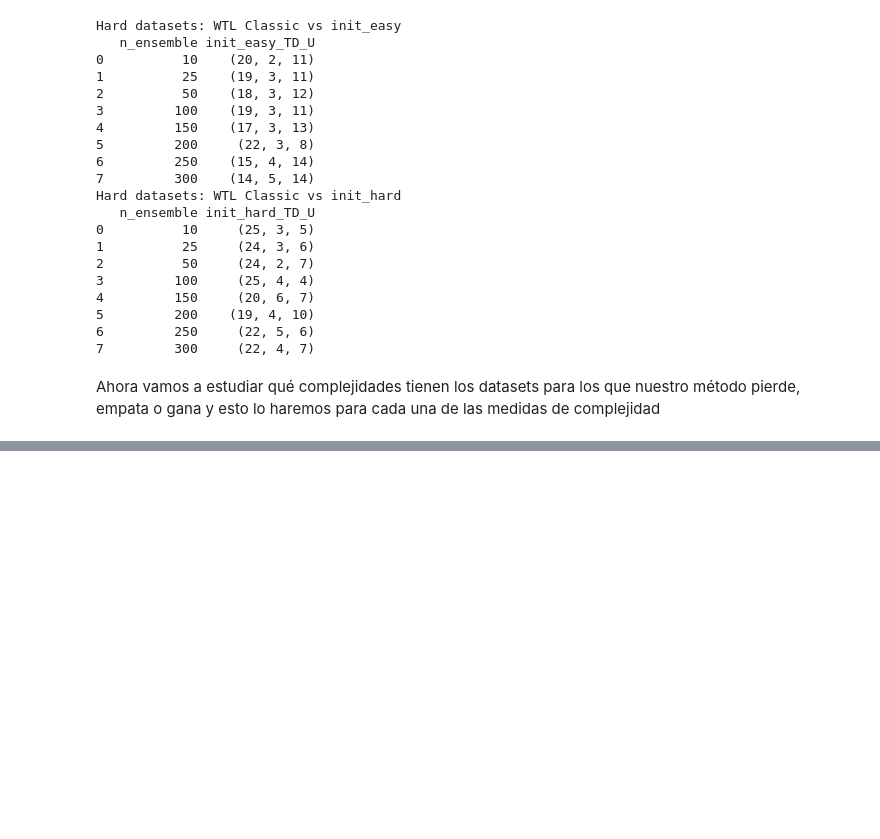
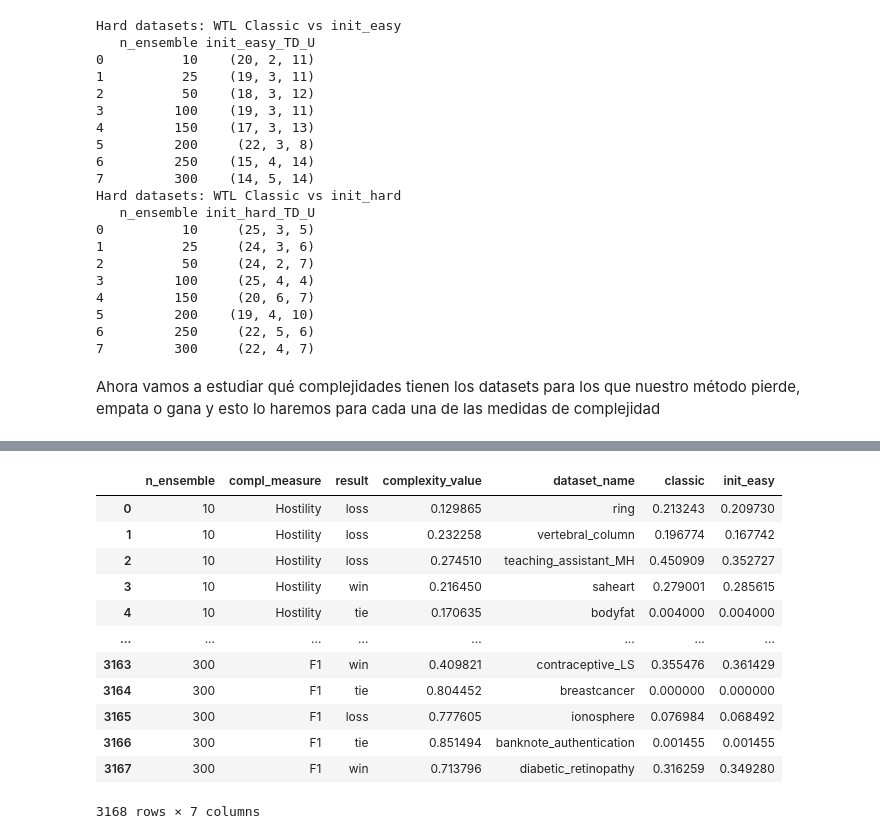
Before and after one commit to carmenlancho/EnsemblesComplexity, a Jupyter notebook: Notebooks/Analysis_Boosting_LevelOfComplexity.ipynb, the cells around one changed output, grey strips where cells are left out. Drawn from its saved outputs; the diff is of its cells as text; code cells hidden in the pictures; blank space fills up the shorter version.

```diff
--- a/Notebooks/Analysis_Boosting_LevelOfComplexity.ipynb
+++ b/Notebooks/Analysis_Boosting_LevelOfComplexity.ipynb
@@ -807,0 +847,16 @@ def win_tie_loss_comparison_info_complexity(data, complexity_df, main_method, co
+# %%
+results_df
+# %% [output]
+|  | n_ensemble | compl_measure | result | complexity_value | dataset_name | classic | init_easy |
+| 0 | 10 | Hostility | loss | 0.129865 | ring | 0.213243 | 0.209730 |
+| 1 | 10 | Hostility | loss | 0.232258 | vertebral_column | 0.196774 | 0.167742 |
+| 2 | 10 | Hostility | loss | 0.274510 | teaching_assistant_MH | 0.450909 | 0.352727 |
+| 3 | 10 | Hostility | win | 0.216450 | saheart | 0.279001 | 0.285615 |
+| 4 | 10 | Hostility | tie | 0.170635 | bodyfat | 0.004000 | 0.004000 |
+| ... | ... | ... | ... | ... | ... | ... | ... |
+| 3163 | 300 | F1 | win | 0.409821 | contraceptive_LS | 0.355476 | 0.361429 |
+| 3164 | 300 | F1 | tie | 0.804452 | breastcancer | 0.000000 | 0.000000 |
+| 3165 | 300 | F1 | loss | 0.777605 | ionosphere | 0.076984 | 0.068492 |
+| 3166 | 300 | F1 | tie | 0.851494 | banknote_authentication | 0.001455 | 0.001455 |
+| 3167 | 300 | F1 | win | 0.713796 | diabetic_retinopathy | 0.316259 | 0.349280 |
+3168 rows × 7 columns
```
Also changed, not shown: parts of 8 cells of this notebook.
